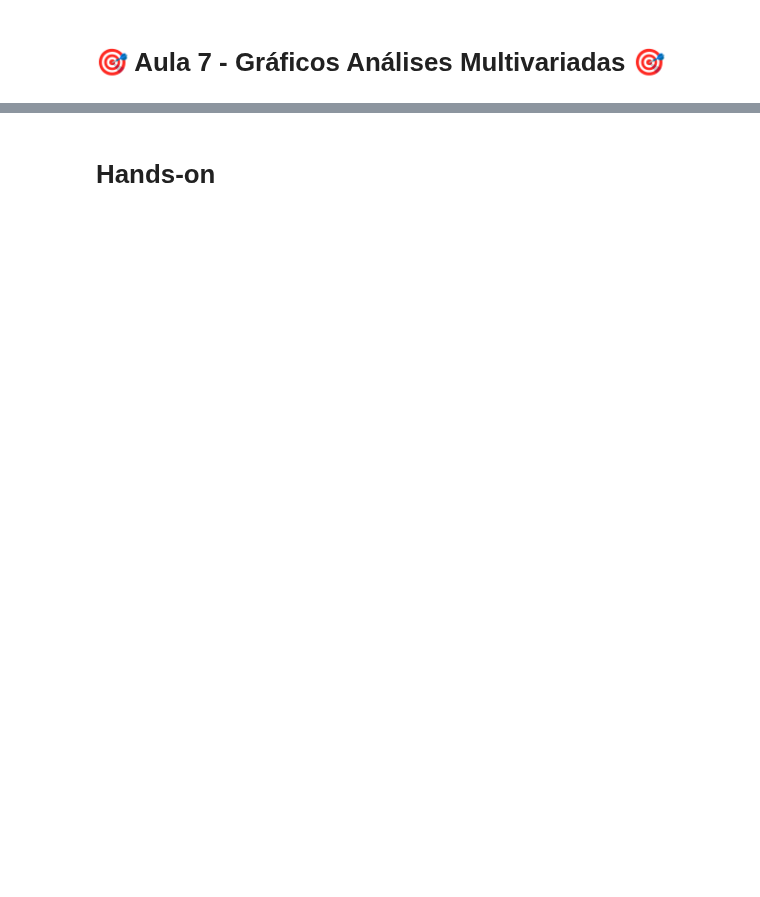
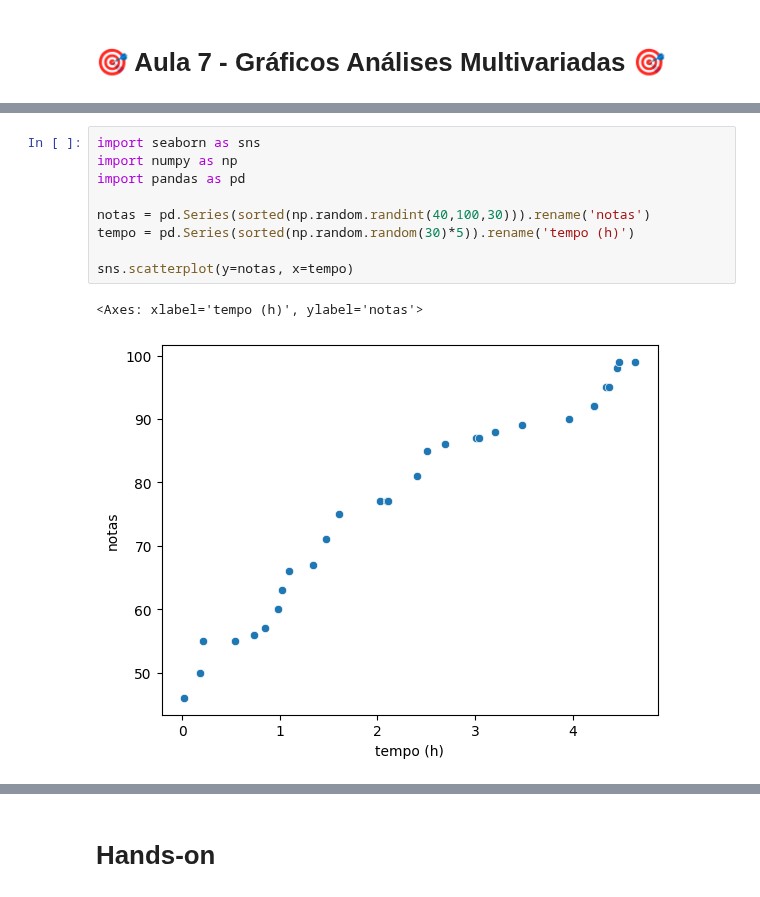
Before and after one commit to allansuzuki/ADA_classes, a Jupyter notebook: DS-PY-Data-Science/DS-PY-018 ANÁLISE EXPLORATÓRIA DE DADOS/Material do Aluno/Aula7_Graficos_Multivariados.ipynb, the cells around one changed output, grey strips where cells are left out. Cells and saved outputs as stored; diff of their text form; blank space fills up the shorter version.

```diff
--- a/DS-PY-Data-Science/DS-PY-018 ANÁLISE EXPLORATÓRIA DE DADOS/Material do Aluno/Aula7_Graficos_Multivariados.ipynb
+++ b/DS-PY-Data-Science/DS-PY-018 ANÁLISE EXPLORATÓRIA DE DADOS/Material do Aluno/Aula7_Graficos_Multivariados.ipynb
@@ -166,0 +9,12 @@ No exemplo acima, o 'hue' categoriza os pontos de dados baseados em 'variavel3',
+# %%
+import seaborn as sns
+import numpy as np
+import pandas as pd
+
+notas = pd.Series(sorted(np.random.randint(40,100,30))).rename('notas')
+tempo = pd.Series(sorted(np.random.random(30)*5)).rename('tempo (h)')
+
+sns.scatterplot(y=notas, x=tempo)
+# %% [output]
+<Axes: xlabel='tempo (h)', ylabel='notas'>
+[figure, added]
```
Also changed, not shown: parts of 33 cells of this notebook.
